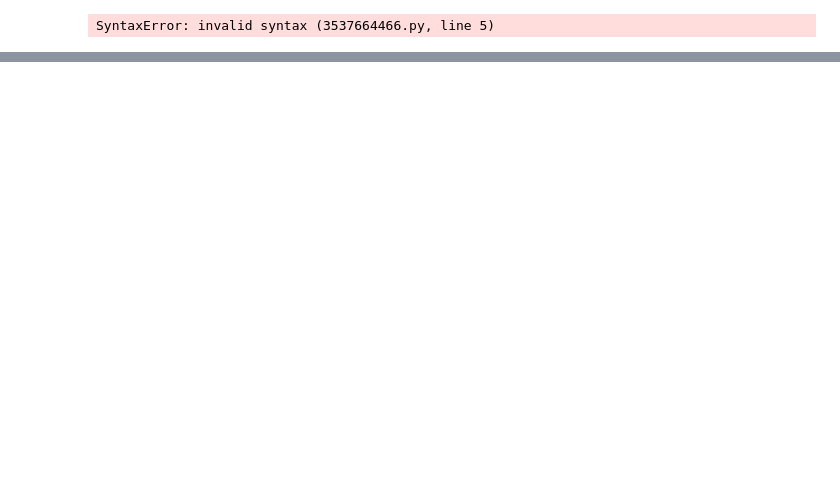
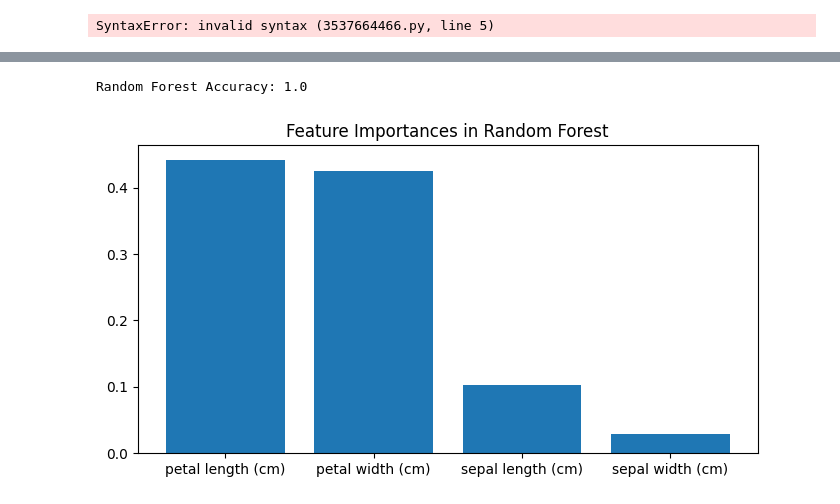
Before and after one commit to robertej19/EyeCandy, a Jupyter notebook: ML_Notes.ipynb, the cells around one changed output, grey strips where cells are left out. Cells and saved outputs as stored; diff of their text form; code cells hidden in the pictures; blank space fills up the shorter version.

```diff
--- a/ML_Notes.ipynb
+++ b/ML_Notes.ipynb
@@ -328,0 +523,37 @@ if highly imbalanced, use precision recall curves instead
+# %%
+from sklearn.ensemble import RandomForestClassifier
+from sklearn.datasets import load_iris
+from sklearn.model_selection import train_test_split
+from sklearn.metrics import accuracy_score
+import pandas as pd
+
+# Load iris data
+iris = load_iris()
+X, y = iris.data, iris.target
+feature_names = iris.feature_names
+class_names = iris.target_names
+
+# Train/test split
+X_train, X_test, y_train, y_test = train_test_split(X, y, test_size=0.2, random_state=42)
+
+# Train Random Forest
+rf = RandomForestClassifier(n_estimators=1000, max_depth=5, random_state=42)
+rf.fit(X_train, y_train)
+
+# Evaluate
+y_pred = rf.predict(X_test)
+print("Random Forest Accuracy:", accuracy_score(y_test, y_pred))
+
+# Show feature importance
+import matplotlib.pyplot as plt
+import numpy as np
+
+plt.figure(figsize=(8, 4))
+importances = rf.feature_importances_
+indices = np.argsort(importances)[::-1]
+plt.bar(range(len(importances)), importances[indices], tick_label=np.array(feature_names)[indices])
+plt.title("Feature Importances in Random Forest")
+plt.show()
+# %% [output]
+Random Forest Accuracy: 1.0
+[figure, added]
```
Also changed, not shown: parts of 17 cells of this notebook.
